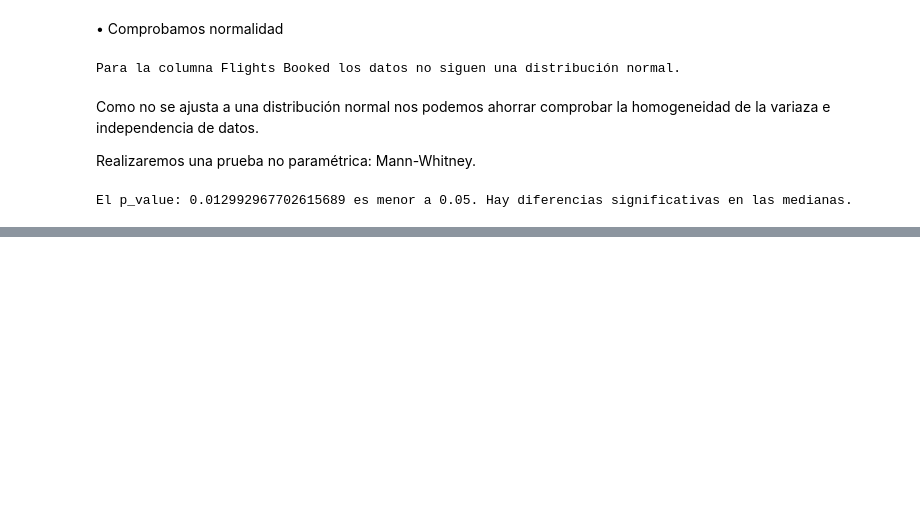
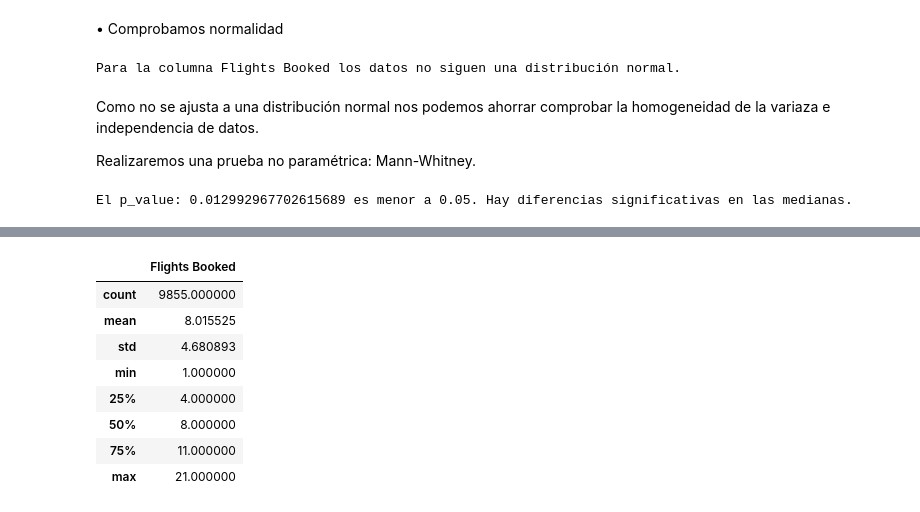
Before and after one commit to martapintoslopez/Airline, a Jupyter notebook: ev_final.ipynb, the cells around one changed output, grey strips where cells are left out. Drawn from its saved outputs; the diff is of its cells as text; code cells hidden in the pictures; blank space fills up the shorter version.

```diff
--- a/ev_final.ipynb
+++ b/ev_final.ipynb
@@ -1145,0 +1165,15 @@ El p_value: 0.012992967702615689 es menor a 0.05. Hay diferencias significativas
+# %%
+df_flights_basica = df_flights[df_flights["Grupos_Educacion"]=="Ed_Basica"]
+df_flights_superior = df_flights[df_flights["Grupos_Educacion"]=="Ed_Superior"]
+# %%
+df_flights_basica.describe()
+# %% [output]
+|  | Flights Booked |
+| count | 9855.000000 |
+| mean | 8.015525 |
+| std | 4.680893 |
+| min | 1.000000 |
+| 25% | 4.000000 |
+| 50% | 8.000000 |
+| 75% | 11.000000 |
+| max | 21.000000 |
```
Also changed, not shown: parts of 9 cells of this notebook.
